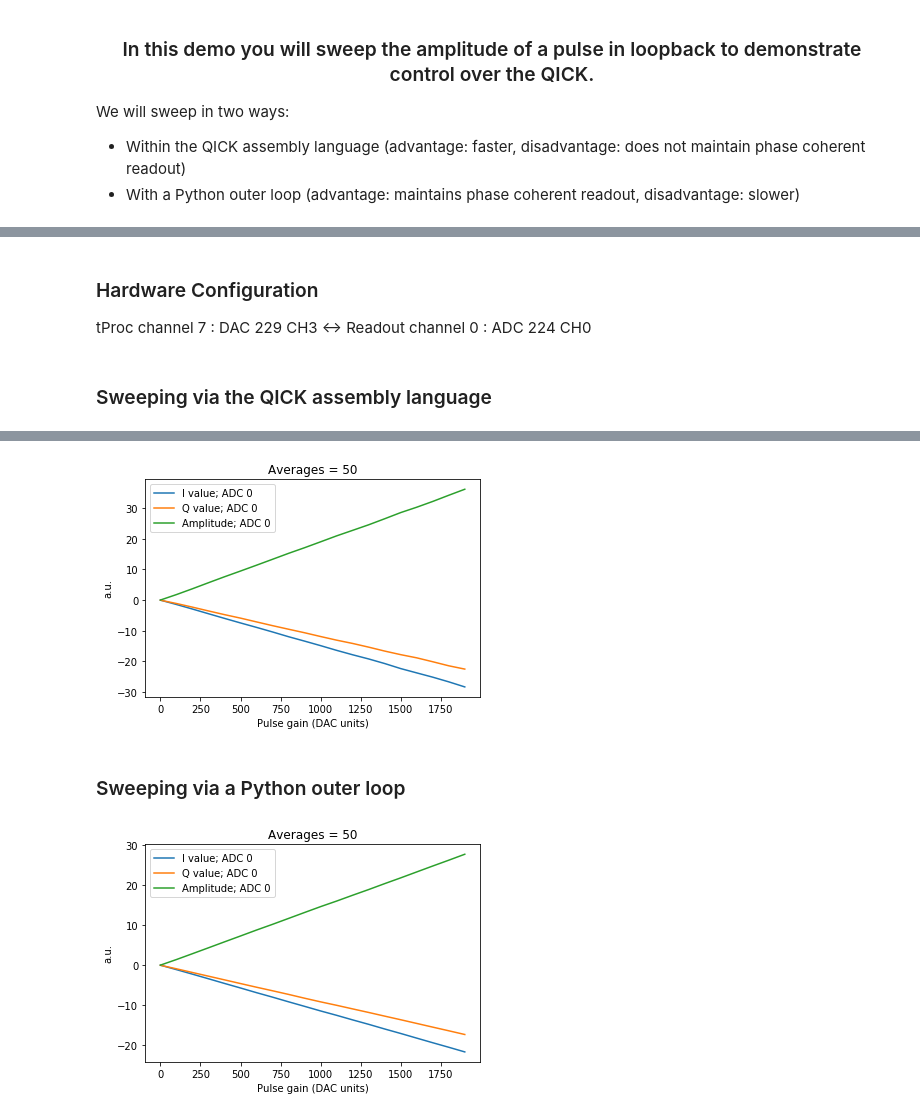
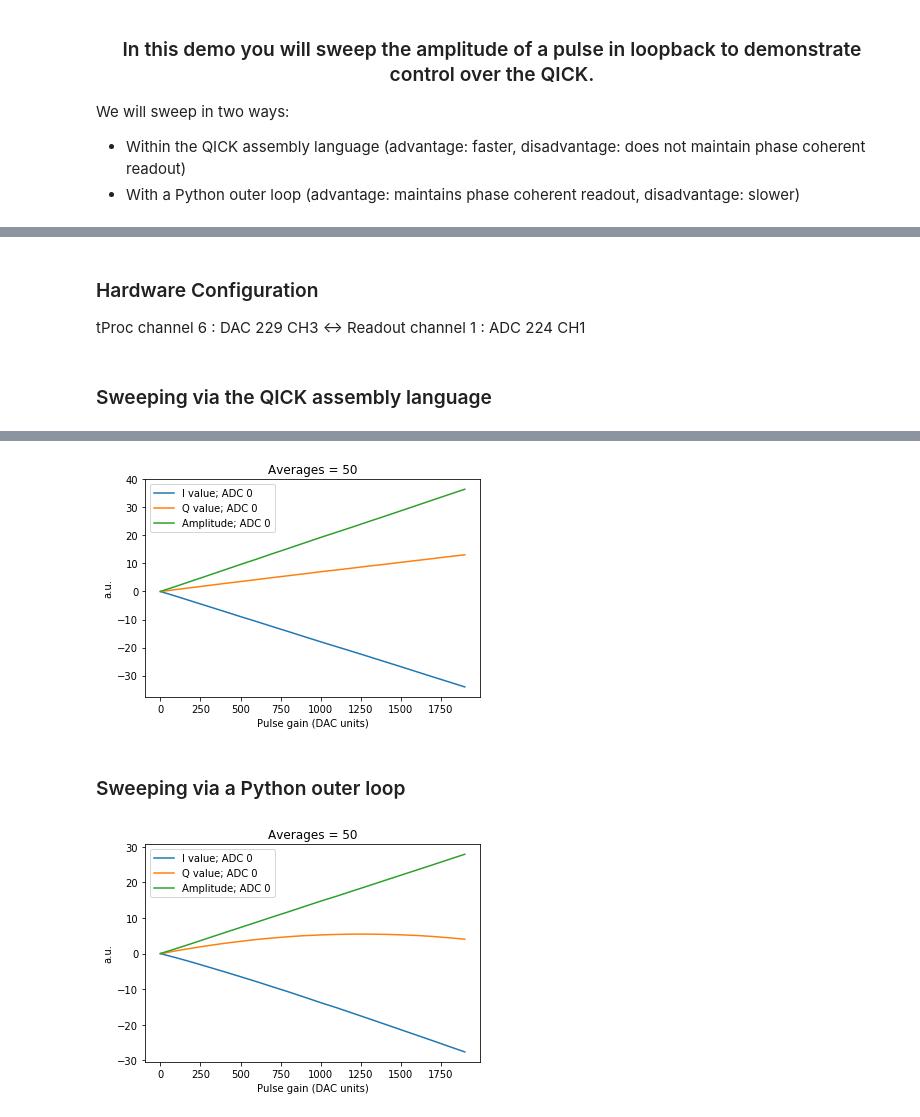
Before and after one commit to openquantumhardware/qick, a Jupyter notebook: pynq_demos/02_Sweeping_variables.ipynb, the cells around one changed output, grey strips where cells are left out. Saved outputs shown, nothing was run; the diff lists cells and outputs as text; code cells hidden in the pictures.

```diff
--- a/pynq_demos/02_Sweeping_variables.ipynb
+++ b/pynq_demos/02_Sweeping_variables.ipynb
@@ -21,12 +17,12 @@ def gauss(mu=0,si=0,length=100,maxv=30000):
 # %%
 # Load bitstream with custom overlay
-soc = Qick('../qick_lib/qick.bit',ignore_version=True, force_init_clks=False)
+soc = QickSoc('../qick_lib/qick.bit')
 # Set the loopback DAC channel to be in 1st Nyquist zone mode
-soc.set_nyquist(ch=7,nqz=1);
+soc.set_nyquist(ch=6,nqz=1);
 # %% [markdown]
 ### Hardware Configuration
 
-tProc channel 7   : DAC 229 CH3  <-> Readout channel 0 : ADC 224 CH0
+tProc channel 6   : DAC 229 CH3  <-> Readout channel 1 : ADC 224 CH1
 # %%
 class LoopbackProgram(AveragerProgram):
     def __init__(self,cfg):
@@ -109,9 +105,9 @@ expt_pts, avg_di0, avg_dq0, avg_amp0,avg_di1, avg_dq1, avg_amp1 = prog.acquire(s
 # %%
 # Plot results.
 plt.figure(1)
-plt.plot(expt_pts, avg_di0, label="I value; ADC 0")
-plt.plot(expt_pts, avg_dq0, label="Q value; ADC 0")
-plt.plot(expt_pts, avg_amp0, label="Amplitude; ADC 0")
+plt.plot(expt_pts, avg_di[1][0], label="I value; ADC 0")
+plt.plot(expt_pts, avg_dq[1][0], label="Q value; ADC 0")
+plt.plot(expt_pts, avg_amp[1][0], label="Amplitude; ADC 0")
 # plt.plot(expt_pts, avg_di1, label="I value; ADC 1")
 # plt.plot(expt_pts, avg_dq1, label="Q value; ADC 1")
 # plt.plot(expt_pts, avg_amp1, label="Amplitude; ADC 1")
@@ -121,11 +117,11 @@ plt.title("Averages = " + str(config["reps"]))
 plt.legend()
 plt.savefig("images/Gain_sweep.pdf", dpi=350)
 # %% [output]
-[figure, old version]
+[figure, new version]
 # %% [markdown]
 ### Sweeping via a Python outer loop
 # %%
-config={"res_ch":7, # --Fixed
+config={"res_ch":6, # --Fixed
         "relax_delay":0, # --Fixed
         "res_phase":0, # --Fixed
         "pulse_style": "const", # --Fixed
@@ -152,13 +148,13 @@ for g in gpts:
 results=np.transpose(results)
 # %%
 plt.figure(2)
-plt.plot(gpts, results[0],label="I value; ADC 0")
-plt.plot(gpts, results[1],label="Q value; ADC 0")
-plt.plot(gpts, results[2],label="Amplitude; ADC 0")
+plt.plot(gpts, results[3],label="I value; ADC 0")
+plt.plot(gpts, results[4],label="Q value; ADC 0")
+plt.plot(gpts, results[5],label="Amplitude; ADC 0")
 plt.ylabel("a.u.")
 plt.xlabel("Pulse gain (DAC units)")
 plt.title("Averages = " + str(config["reps"]))
 plt.legend()
 plt.savefig("images/Gain_sweep_python.pdf", dpi=350)
 # %% [output]
-[figure, old version]
+[figure, new version]
```
Also changed, not shown: parts of 3 cells of this notebook, 5 other files.
